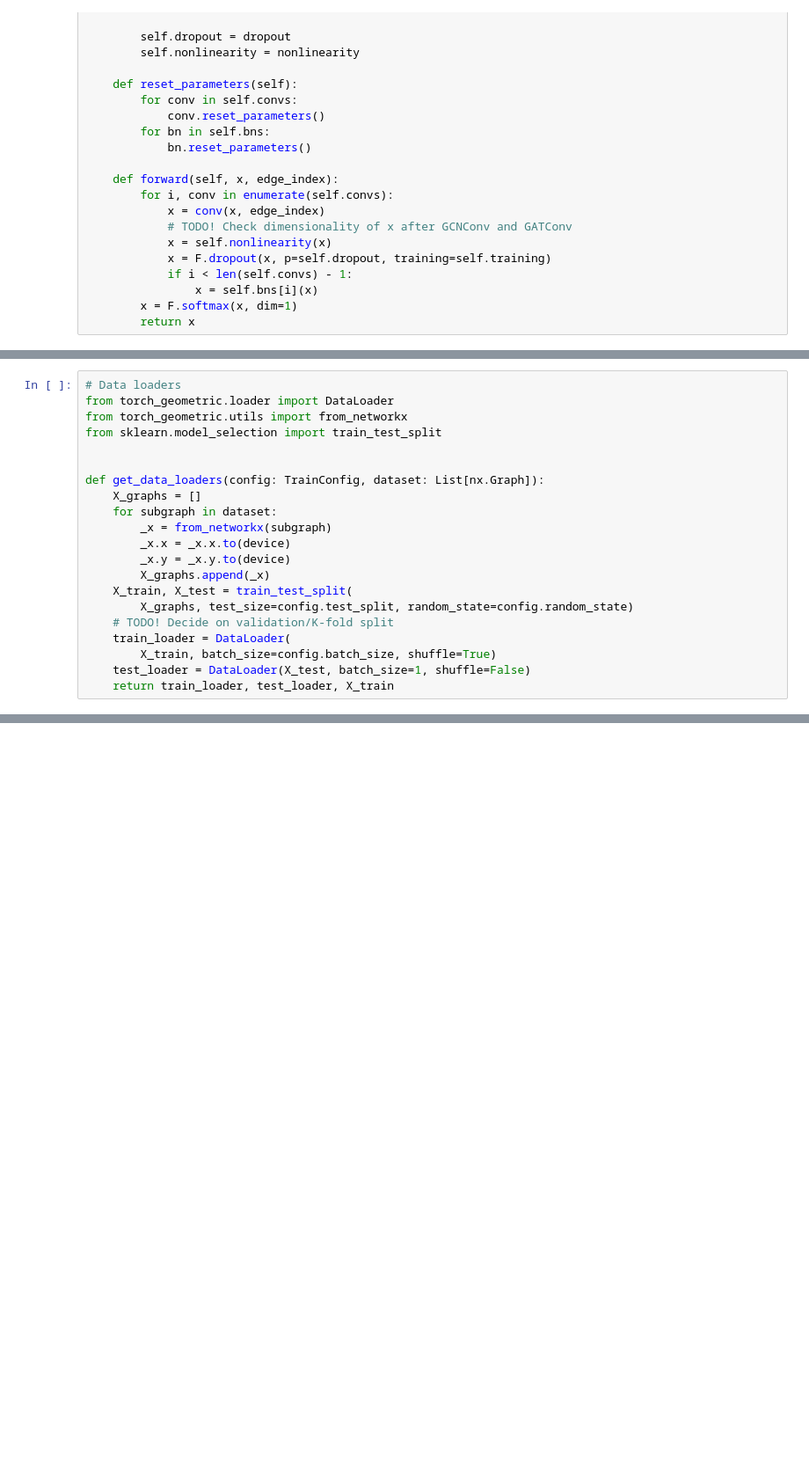
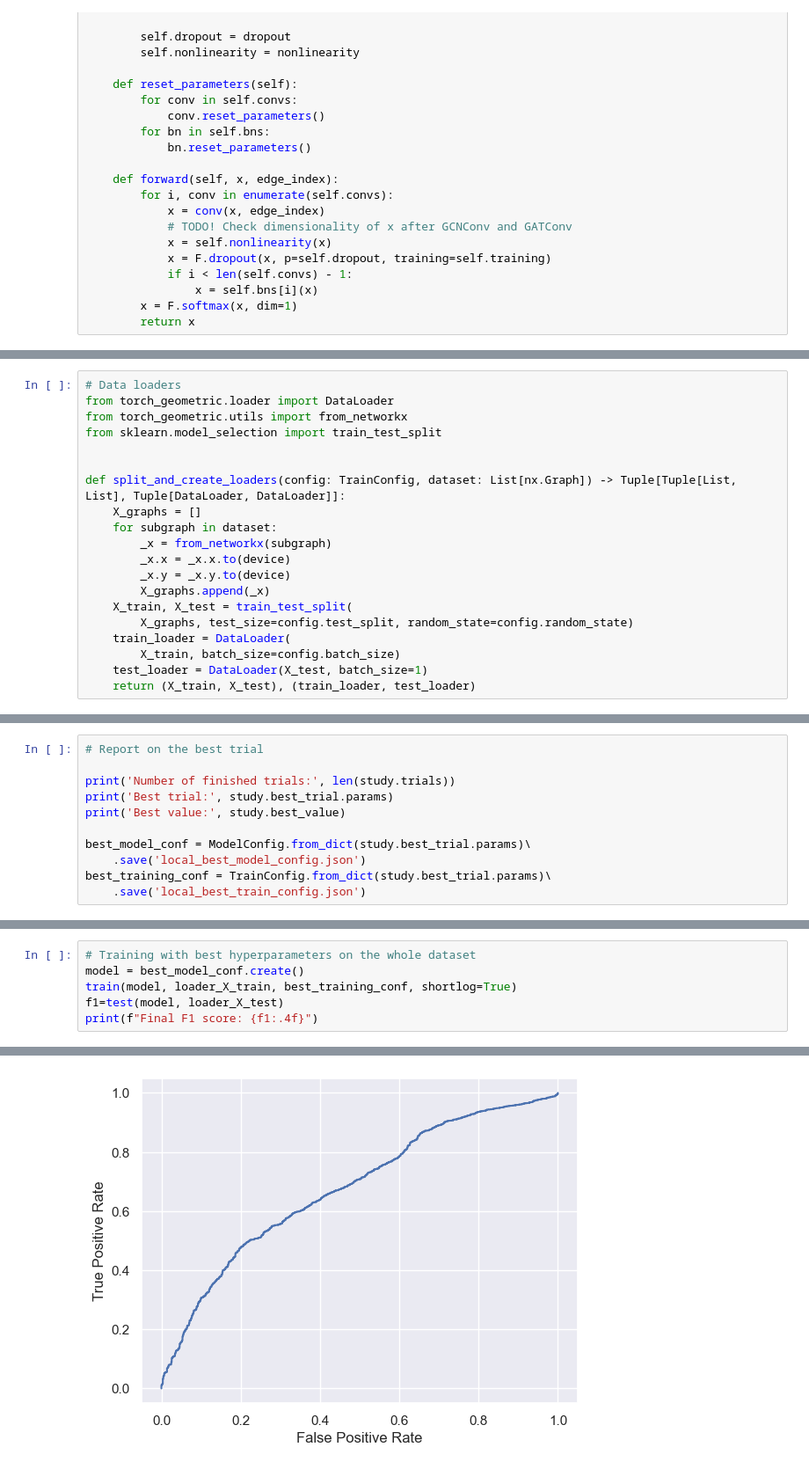
Before and after one commit to aleksgorica/MLGproject, a Jupyter notebook: project.ipynb, the cells around one changed output, grey strips where cells are left out. Shown at 88% size. Saved outputs shown, nothing was run; the diff lists cells and outputs as text; blank space fills up the shorter version.

```diff
--- a/project.ipynb
+++ b/project.ipynb
@@ -366,7 +359,7 @@ from torch_geometric.utils import from_networkx
 from sklearn.model_selection import train_test_split
 
 
-def get_data_loaders(config: TrainConfig, dataset: List[nx.Graph]):
+def split_and_create_loaders(config: TrainConfig, dataset: List[nx.Graph]) -> Tuple[Tuple[List, List], Tuple[DataLoader, DataLoader]]:
     X_graphs = []
     for subgraph in dataset:
         _x = from_networkx(subgraph)
@@ -375,11 +368,10 @@ def get_data_loaders(config: TrainConfig, dataset: List[nx.Graph]):
         X_graphs.append(_x)
     X_train, X_test = train_test_split(
         X_graphs, test_size=config.test_split, random_state=config.random_state)
-    # TODO! Decide on validation/K-fold split
     train_loader = DataLoader(
-        X_train, batch_size=config.batch_size, shuffle=True)
-    test_loader = DataLoader(X_test, batch_size=1, shuffle=False)
-    return train_loader, test_loader, X_train
+        X_train, batch_size=config.batch_size)
+    test_loader = DataLoader(X_test, batch_size=1)
+    return (X_train, X_test), (train_loader, test_loader)
 # %%
 # Train
 from tqdm.notebook import trange, tqdm
@@ -612,0 +639,11 @@ correct_and_smooth(model, test_loader)
+# %%
+# Report on the best trial
+
+print('Number of finished trials:', len(study.trials))
+print('Best trial:', study.best_trial.params)
+print('Best value:', study.best_value)
+
+best_model_conf = ModelConfig.from_dict(study.best_trial.params)\
+    .save('local_best_model_config.json')
+best_training_conf = TrainConfig.from_dict(study.best_trial.params)\
+    .save('local_best_train_config.json')
@@ -612,0 +654,7 @@ correct_and_smooth(model, test_loader)
+# %%
+# Training with best hyperparameters on the whole dataset
+model = best_model_conf.create()
+train(model, loader_X_train, best_training_conf, shortlog=True)
+f1=test(model, loader_X_test)
+print(f"Final F1 score: {f1:.4f}")
+# %% [output]
@@ -612,0 +674 @@ correct_and_smooth(model, test_loader)
+[figure, added]
```
Also changed, not shown: parts of 18 cells of this notebook.
